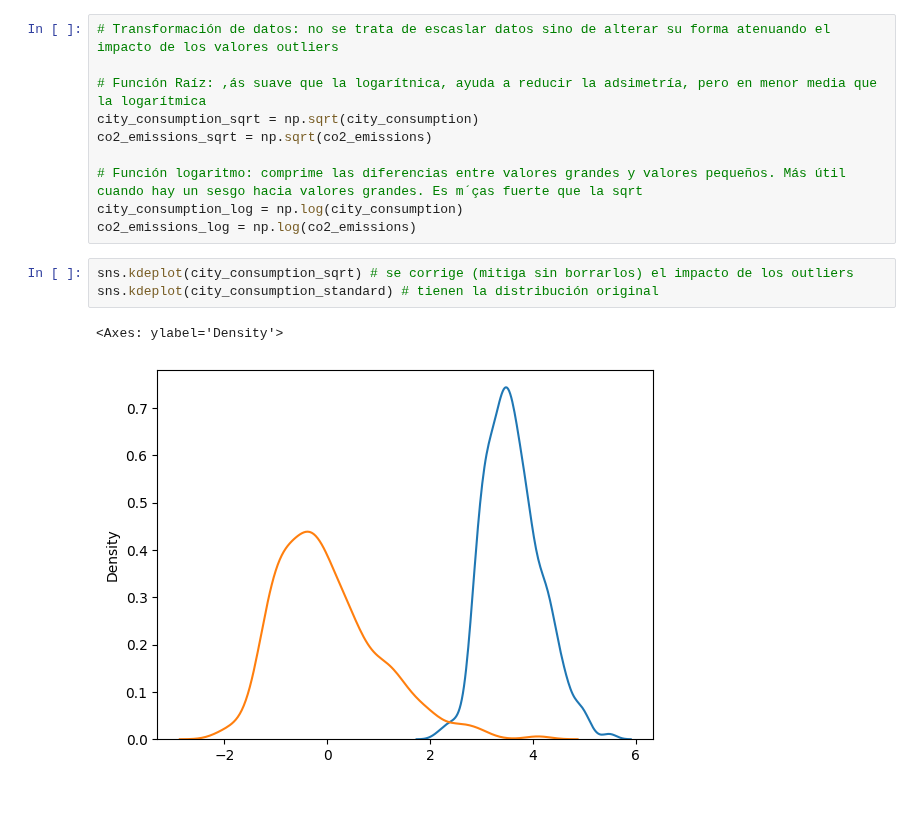
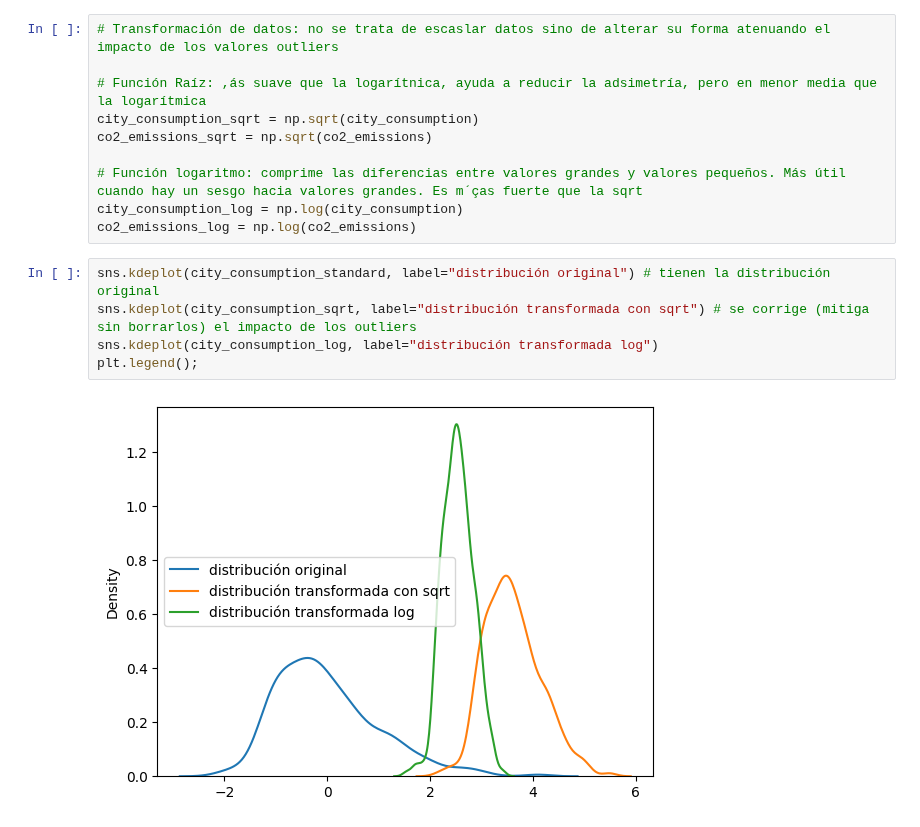
Before and after one commit to CaroliCosas/Bootcamp_Data_Science, a Jupyter notebook: mod2-estudio-matematicas-y-estadistica-main/01.Estudio Ejercicios/05.numpy_estadisticas.ipynb, the cells around one changed output. Drawn from its saved outputs; the diff is of its cells as text; blank space fills up the shorter version.

```diff
--- a/mod2-estudio-matematicas-y-estadistica-main/01.Estudio Ejercicios/05.numpy_estadisticas.ipynb
+++ b/mod2-estudio-matematicas-y-estadistica-main/01.Estudio Ejercicios/05.numpy_estadisticas.ipynb
@@ -819,8 +826,9 @@ co2_emissions_sqrt = np.sqrt(co2_emissions)
 city_consumption_log = np.log(city_consumption)
 co2_emissions_log = np.log(co2_emissions)
 # %%
-sns.kdeplot(city_consumption_sqrt) # se corrige (mitiga sin borrarlos) el impacto de los outliers
-sns.kdeplot(city_consumption_standard) # tienen la distribución original
+sns.kdeplot(city_consumption_standard, label="distribución original") # tienen la distribución original
+sns.kdeplot(city_consumption_sqrt, label="distribución transformada con sqrt") # se corrige (mitiga sin borrarlos) el impacto de los outliers
+sns.kdeplot(city_consumption_log, label="distribución transformada log")
+plt.legend();
 # %% [output]
-<Axes: ylabel='Density'>
-[figure, old version]
+[figure, new version]
```
Also changed, not shown: parts of 20 cells of this notebook.
